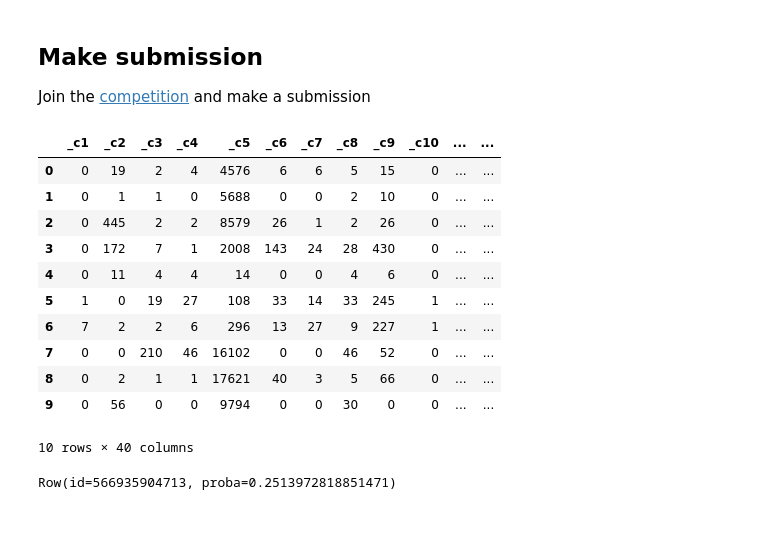
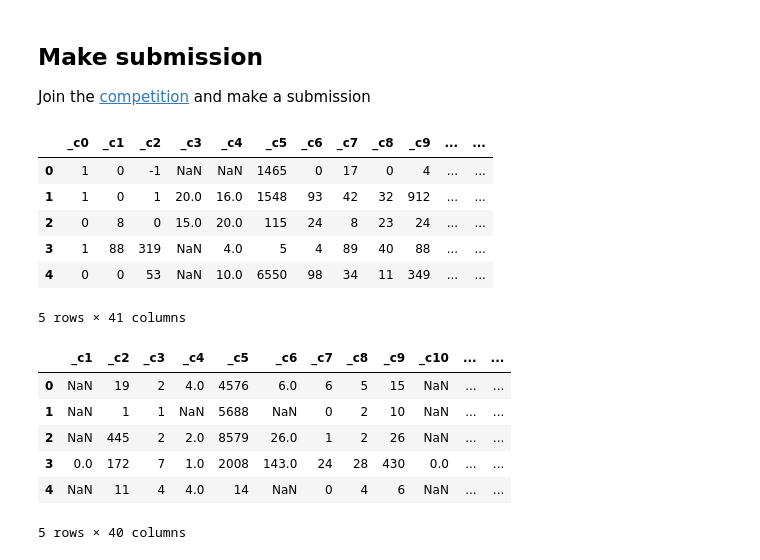
Before and after one commit to maxkvant/MLBD, a Jupyter notebook: sgd_logreg_nn/notebooks/ctr_prediction_mllib_practice.ipynb, the cells around one changed output. Saved outputs shown, nothing was run; the diff lists cells and outputs as text; code cells hidden in the pictures; blank space fills up the shorter version.

```diff
--- a/sgd_logreg_nn/notebooks/ctr_prediction_mllib_practice.ipynb
+++ b/sgd_logreg_nn/notebooks/ctr_prediction_mllib_practice.ipynb
@@ -418,25 +405,34 @@ ne(lr_model, test_df)
 
 Join the [competition](https://www.kaggle.com/c/mlbd-20-ctr-prediction-1) and make a submission
 # %%
+train_df = sqlContext.read.format("com.databricks.spark.csv") \
+    .option("delimiter", ",") \
+    .option("header", "true") \
+    .option("inferSchema", "true") \
+    .load('file:///' + TRAIN_PATH)
+
 test_df = sqlContext.read.format("com.databricks.spark.csv") \
     .option("delimiter", ",") \
     .option("header", "true") \
     .option("inferSchema", "true") \
     .load('file:///' + TEST_PATH)
-
-test_df = test_df.fillna(0, subset=num_columns)
+# %%
+train_df.limit(5).toPandas()
+# %% [output]
+|  | _c0 | _c1 | _c2 | _c3 | _c4 | _c5 | _c6 | _c7 | _c8 | _c9 | ... | ... |
+| 0 | 1 | 0 | -1 | NaN | NaN | 1465 | 0 | 17 | 0 | 4 | ... | ... |
+| 1 | 1 | 0 | 1 | 20.0 | 16.0 | 1548 | 93 | 42 | 32 | 912 | ... | ... |
+| 2 | 0 | 8 | 0 | 15.0 | 20.0 | 115 | 24 | 8 | 23 | 24 | ... | ... |
+| 3 | 1 | 88 | 319 | NaN | 4.0 | 5 | 4 | 89 | 40 | 88 | ... | ... |
+| 4 | 0 | 0 | 53 | NaN | 10.0 | 6550 | 98 | 34 | 11 | 349 | ... | ... |
+5 rows × 41 columns
 # %%
-test_df.limit(10).toPandas()
+test_df.limit(5).toPandas()
 # %% [output]
 |  | _c1 | _c2 | _c3 | _c4 | _c5 | _c6 | _c7 | _c8 | _c9 | _c10 | ... | ... |
-| 0 | 0 | 19 | 2 | 4 | 4576 | 6 | 6 | 5 | 15 | 0 | ... | ... |
-| 1 | 0 | 1 | 1 | 0 | 5688 | 0 | 0 | 2 | 10 | 0 | ... | ... |
-| 2 | 0 | 445 | 2 | 2 | 8579 | 26 | 1 | 2 | 26 | 0 | ... | ... |
-| 3 | 0 | 172 | 7 | 1 | 2008 | 143 | 24 | 28 | 430 | 0 | ... | ... |
-| 4 | 0 | 11 | 4 | 4 | 14 | 0 | 0 | 4 | 6 | 0 | ... | ... |
-| 5 | 1 | 0 | 19 | 27 | 108 | 33 | 14 | 33 | 245 | 1 | ... | ... |
-| 6 | 7 | 2 | 2 | 6 | 296 | 13 | 27 | 9 | 227 | 1 | ... | ... |
-| 7 | 0 | 0 | 210 | 46 | 16102 | 0 | 0 | 46 | 52 | 0 | ... | ... |
-| 8 | 0 | 2 | 1 | 1 | 17621 | 40 | 3 | 5 | 66 | 0 | ... | ... |
-| 9 | 0 | 56 | 0 | 0 | 9794 | 0 | 0 | 30 | 0 | 0 | ... | ... |
+| 0 | NaN | 19 | 2 | 4.0 | 4576 | 6.0 | 6 | 5 | 15 | NaN | ... | ... |
+| 1 | NaN | 1 | 1 | NaN | 5688 | NaN | 0 | 2 | 10 | NaN | ... | ... |
+| 2 | NaN | 445 | 2 | 2.0 | 8579 | 26.0 | 1 | 2 | 26 | NaN | ... | ... |
+| 3 | 0.0 | 172 | 7 | 1.0 | 2008 | 143.0 | 24 | 28 | 430 | 0.0 | ... | ... |
+| 4 | NaN | 11 | 4 | 4.0 | 14 | NaN | 0 | 4 | 6 | NaN | ... | ... |
-10 rows × 40 columns
+5 rows × 40 columns
@@ -445,9 +438,0 @@ test_df = pipeline_model.transform(test_df).select('features', 'id')
-# %%
-test_predictions = lr_model.transform(test_df)
-test_predictions = test_predictions \
-  .withColumn('proba', get_second_element(F.col('probability'))) \
-  .select('id', 'proba')
-
-test_predictions.first()
-# %% [output]
-Row(id=566935904713, proba=0.2513972818851471)
```
Also changed, not shown: parts of 25 cells of this notebook.
